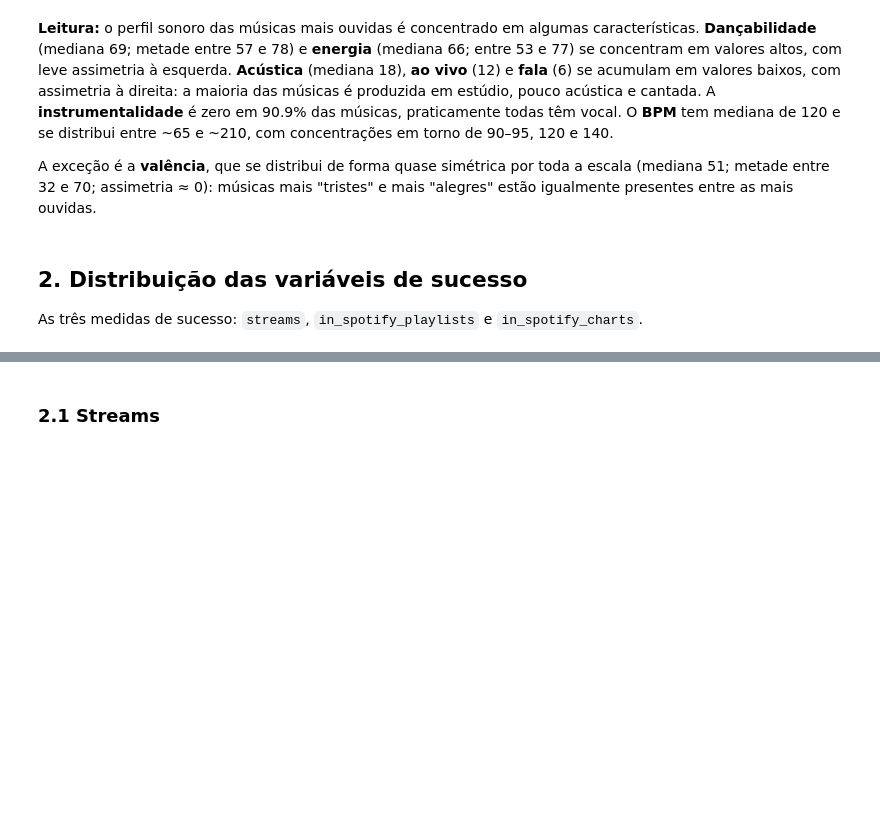
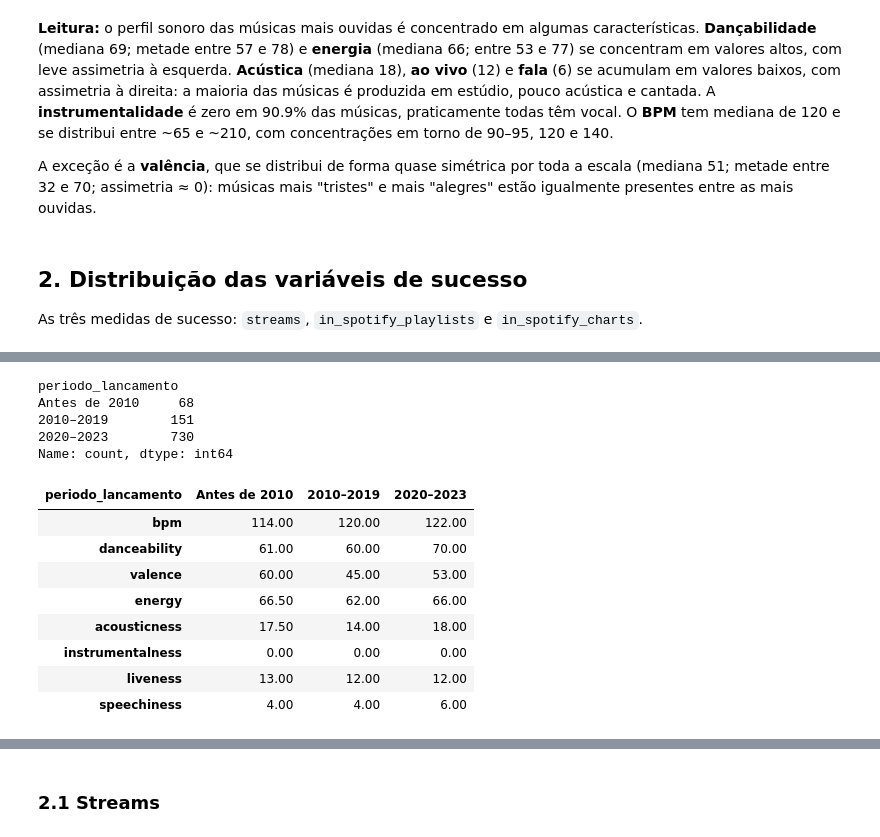
Before and after one commit to CarlosEduardodeCamposOlivera/spotify-streams-analysis, a Jupyter notebook: notebooks/03_analise_descritiva.ipynb, the cells around one changed output, grey strips where cells are left out. Drawn from its saved outputs; the diff is of its cells as text; code cells hidden in the pictures; blank space fills up the shorter version.

```diff
--- a/notebooks/03_analise_descritiva.ipynb
+++ b/notebooks/03_analise_descritiva.ipynb
@@ -422,0 +431,35 @@ analisar_descritiva(df, variaveis_sucesso)
+# %%
+ordem_periodos = ["Antes de 2010", "2010–2019", "2020–2023"]
+
+df["periodo_lancamento"] = pd.cut(
+    df["released_year"],
+    bins=[0, 2009, 2019, 2023],
+    labels=ordem_periodos,
+)
+
+df["periodo_lancamento"].value_counts().reindex(ordem_periodos)
+# %% [output]
+periodo_lancamento
+Antes de 2010     68
+2010–2019        151
+2020–2023        730
+Name: count, dtype: int64
+# %%
+# Medianas por período:
+
+medianas_periodo = (
+    df.groupby("periodo_lancamento", observed=True)[caracteristicas_audio]
+      .median()
+      .T
+)
+medianas_periodo
+# %% [output]
+| periodo_lancamento | Antes de 2010 | 2010–2019 | 2020–2023 |
+| bpm | 114.00 | 120.00 | 122.00 |
+| danceability | 61.00 | 60.00 | 70.00 |
+| valence | 60.00 | 45.00 | 53.00 |
+| energy | 66.50 | 62.00 | 66.00 |
+| acousticness | 17.50 | 14.00 | 18.00 |
+| instrumentalness | 0.00 | 0.00 | 0.00 |
+| liveness | 13.00 | 12.00 | 12.00 |
+| speechiness | 4.00 | 4.00 | 6.00 |
```
Also changed, not shown: parts of 11 cells of this notebook, 6 other files.
